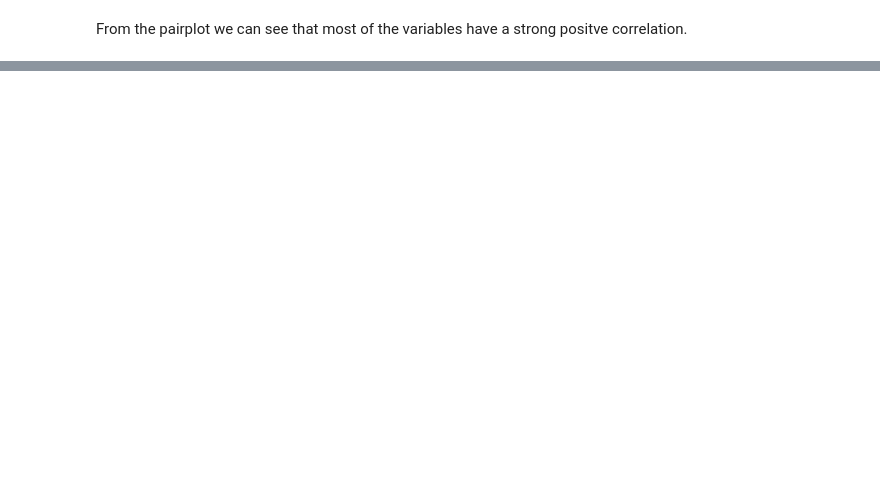
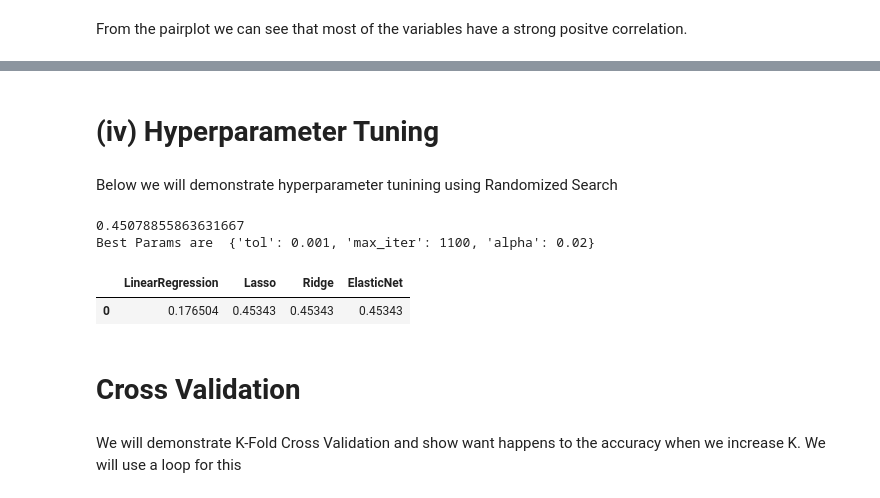
Before and after one commit to ics-projects/ML-Lab2-Clone, a Jupyter notebook: CAT1.ipynb, the cells around one changed output, grey strips where cells are left out. Cells and saved outputs as stored; diff of their text form; code cells hidden in the pictures; blank space fills up the shorter version.

```diff
--- a/CAT1.ipynb
+++ b/CAT1.ipynb
@@ -103,0 +140,24 @@ From the pairplot we can see that most of the variables have a strong positve co
+# %% [markdown]
+# (iv) Hyperparameter Tuning
+# %% [markdown]
+Below we will demonstrate hyperparameter tunining using Randomized Search
+# %%
+for i in models:
+  regressor = models[i]
+  if i == 'Lasso':
+    random = RandomizedSearchCV(regressor,param_distributions=lasso_params,cv=3,n_jobs=-1)
+    results = random.fit(X_train,y_train)
+    print(results.best_score_)
+    print("Best Params are ", results.best_params_)
+    accuracy = results.score(X_test,y_test)
+  result[i]=[accuracy]
+pd.DataFrame(result)
+# %% [output]
+0.45078855863631667
+Best Params are  {'tol': 0.001, 'max_iter': 1100, 'alpha': 0.02}
+|  | LinearRegression | Lasso | Ridge | ElasticNet |
+| 0 | 0.176504 | 0.45343 | 0.45343 | 0.45343 |
+# %% [markdown]
+# Cross Validation
+# %% [markdown]
+We will demonstrate K-Fold Cross Validation and show want happens to the accuracy when we increase K. We will use a loop for this
```
Also changed, not shown: parts of 11 cells of this notebook.
